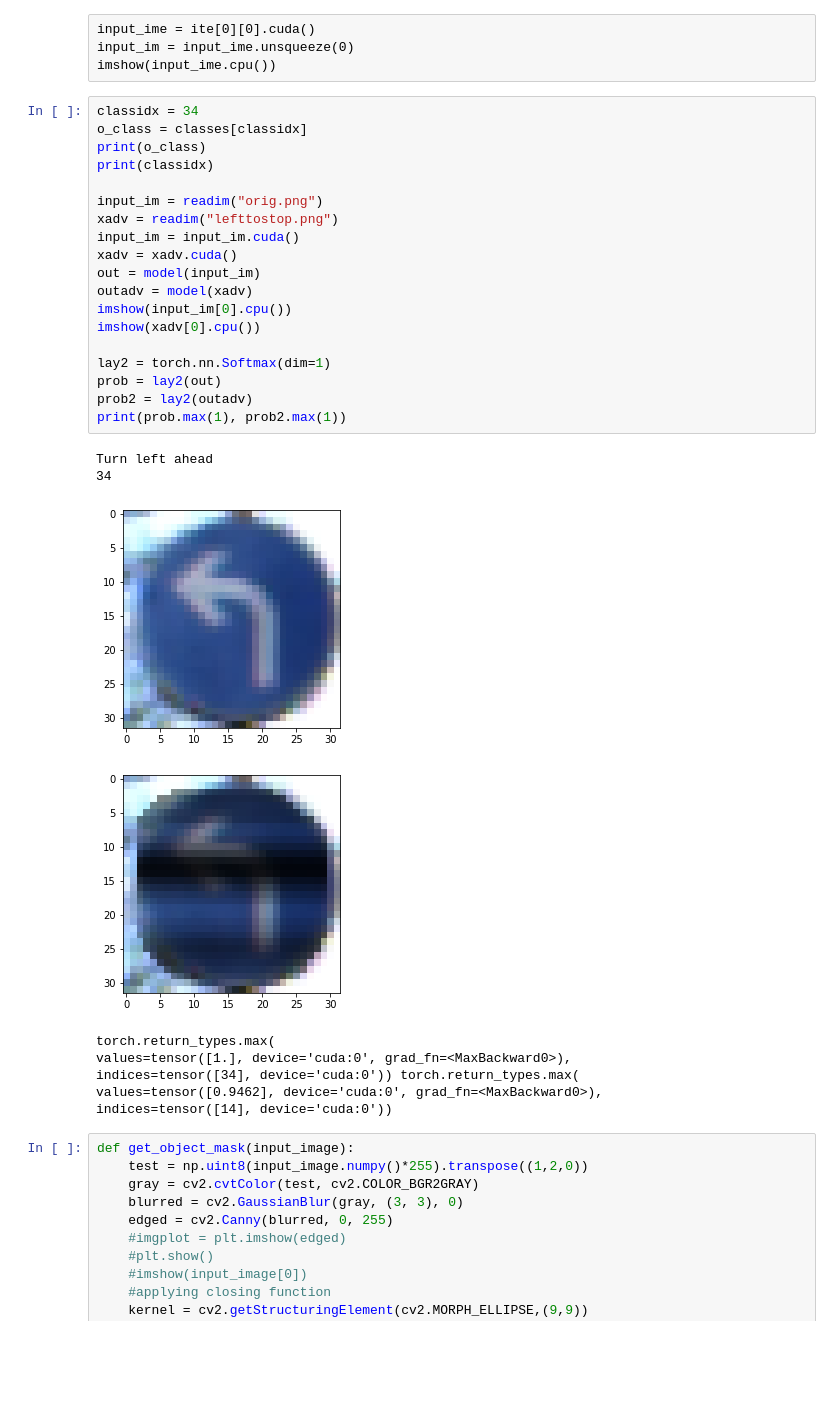
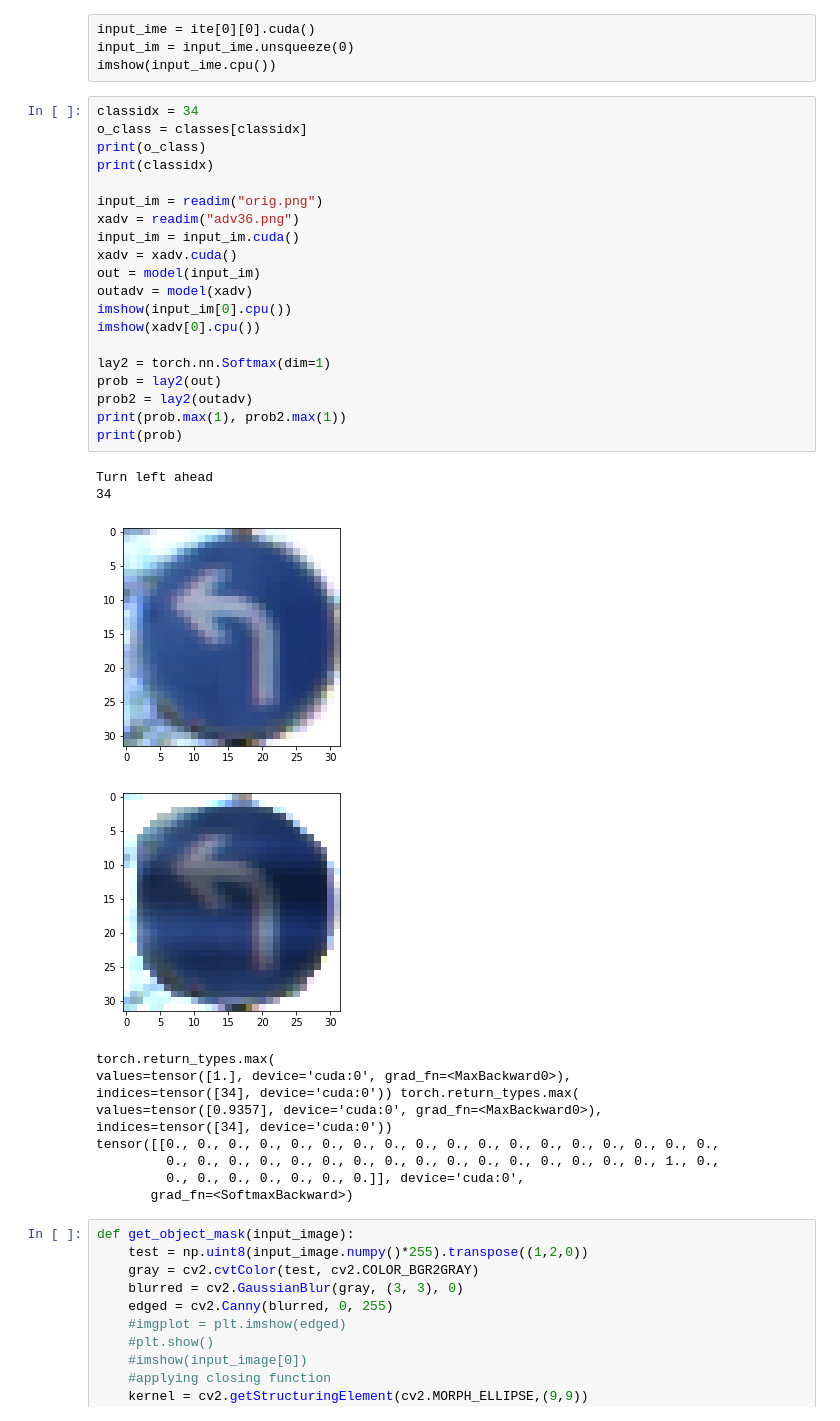
Before and after one commit to earlence-security/invis-perturbations, a Jupyter notebook: experiments.ipynb, the cells around one changed output. Drawn from its saved outputs; the diff is of its cells as text; blank space fills up the shorter version.

```diff
--- a/experiments.ipynb
+++ b/experiments.ipynb
@@ -116,32 +116,37 @@ imshow(input_ime.cpu())
 # %%
 classidx = 34
 o_class = classes[classidx]
 print(o_class)
 print(classidx)
 
 input_im = readim("orig.png")
-xadv = readim("lefttostop.png")
+xadv = readim("adv36.png")
 input_im = input_im.cuda()
 xadv = xadv.cuda()
 out = model(input_im)
 outadv = model(xadv)
 imshow(input_im[0].cpu())
 imshow(xadv[0].cpu())
 
 lay2 = torch.nn.Softmax(dim=1)
 prob = lay2(out)
 prob2 = lay2(outadv)
 print(prob.max(1), prob2.max(1))
+print(prob)
 # %% [output]
 Turn left ahead
 34
 [figure]
-[figure, old version]
+[figure, new version]
 torch.return_types.max(
 values=tensor([1.], device='cuda:0', grad_fn=<MaxBackward0>),
 indices=tensor([34], device='cuda:0')) torch.return_types.max(
-values=tensor([0.9462], device='cuda:0', grad_fn=<MaxBackward0>),
-indices=tensor([14], device='cuda:0'))
+values=tensor([0.9357], device='cuda:0', grad_fn=<MaxBackward0>),
+indices=tensor([34], device='cuda:0'))
+tensor([[0., 0., 0., 0., 0., 0., 0., 0., 0., 0., 0., 0., 0., 0., 0., 0., 0., 0.,
+         0., 0., 0., 0., 0., 0., 0., 0., 0., 0., 0., 0., 0., 0., 0., 0., 1., 0.,
+         0., 0., 0., 0., 0., 0., 0.]], device='cuda:0',
+       grad_fn=<SoftmaxBackward>)
 # %%
 def get_object_mask(input_image):
     test = np.uint8(input_image.numpy()*255).transpose((1,2,0))
```
Also changed, not shown: parts of 12 cells of this notebook.
